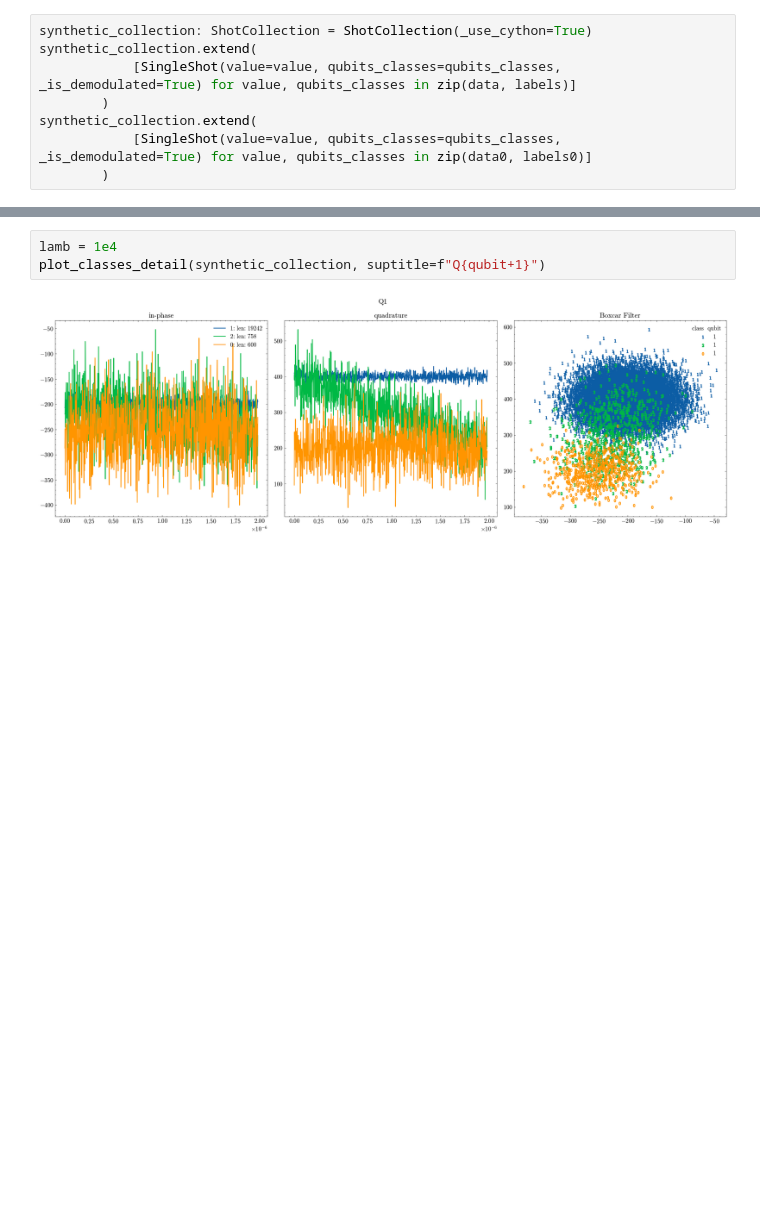
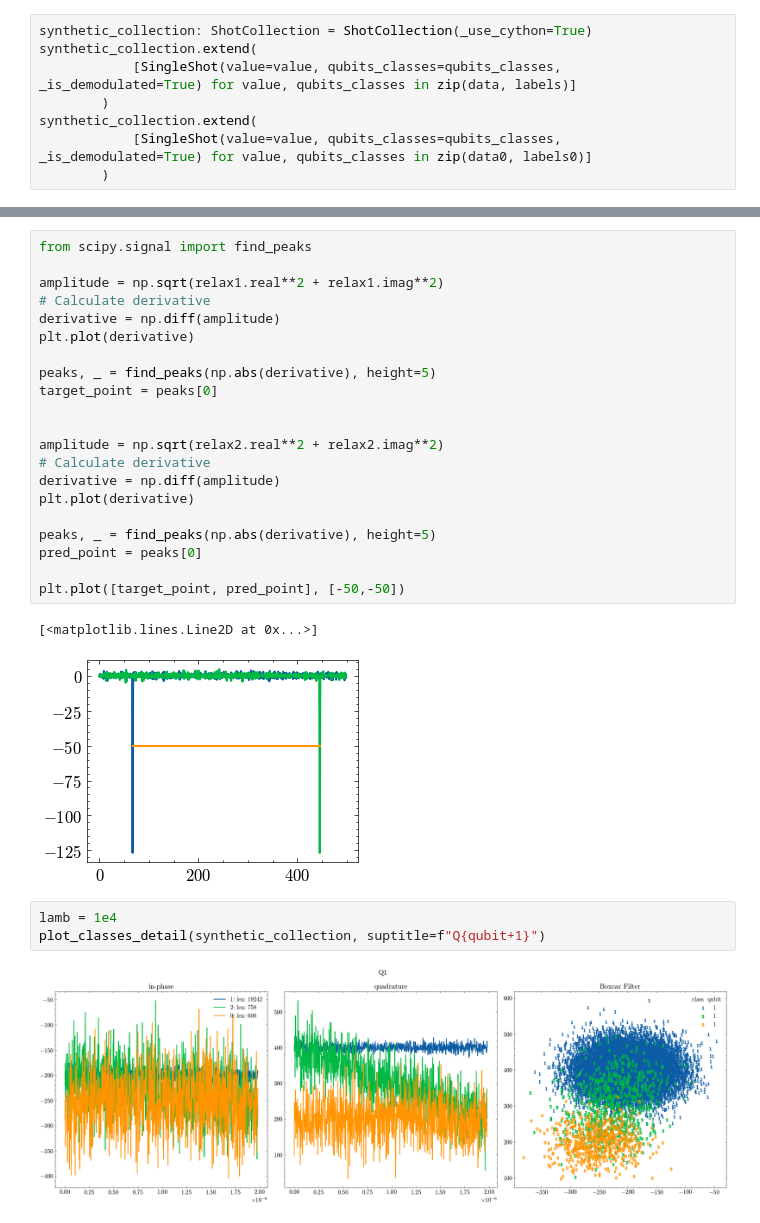
Before and after one commit to ikaryss/readout-experiments, a Jupyter notebook: cluster_utils.ipynb, the cells around one changed output, grey strips where cells are left out. Drawn from its saved outputs; the diff is of its cells as text; blank space fills up the shorter version.

```diff
--- a/cluster_utils.ipynb
+++ b/cluster_utils.ipynb
@@ -332,3 +348,27 @@ synthetic_collection.mean().compute().scatter(ax)
+# %%
+from scipy.signal import find_peaks
+
+amplitude = np.sqrt(relax1.real**2 + relax1.imag**2)
+# Calculate derivative
+derivative = np.diff(amplitude)
+plt.plot(derivative)
+
+peaks, _ = find_peaks(np.abs(derivative), height=5)
+target_point = peaks[0]
+
+
+amplitude = np.sqrt(relax2.real**2 + relax2.imag**2)
+# Calculate derivative
+derivative = np.diff(amplitude)
+plt.plot(derivative)
+
+peaks, _ = find_peaks(np.abs(derivative), height=5)
+pred_point = peaks[0]
+
+plt.plot([target_point, pred_point], [-50,-50])
+# %% [output]
+[<matplotlib.lines.Line2D at 0x...>]
+[figure, added]
 # %%
 lamb = 1e4
 plot_classes_detail(synthetic_collection, suptitle=f"Q{qubit+1}")
```
Also changed, not shown: parts of 5 cells of this notebook, 4 other files.
